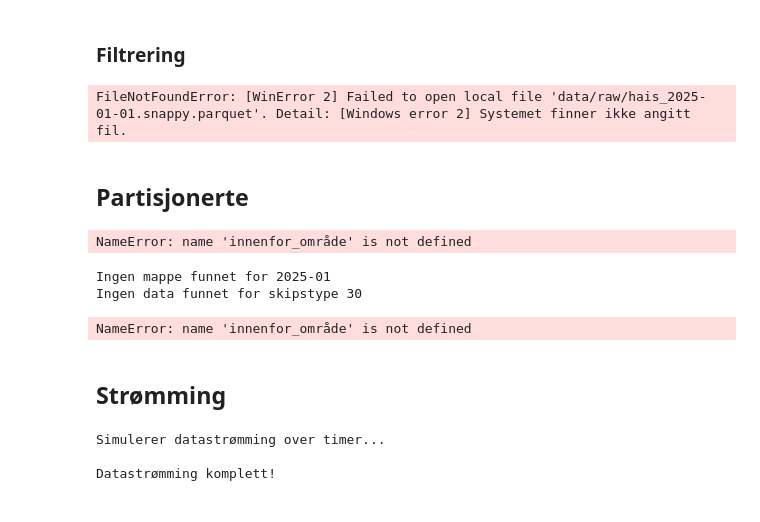
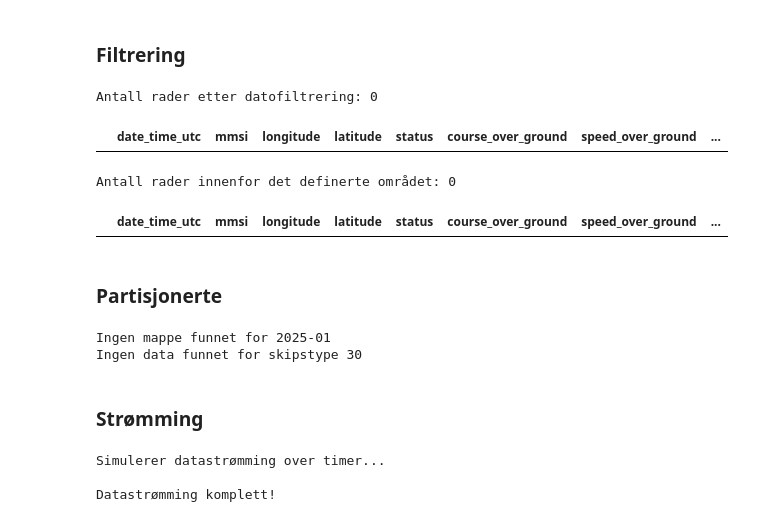
Before and after one commit to kartAI/kaidata_geolake, a Jupyter notebook: demo.ipynb, the cells around one changed output. Cells and saved outputs as stored; diff of their text form; code cells hidden in the pictures.

```diff
--- a/demo.ipynb
+++ b/demo.ipynb
@@ -147,4 +134,13 @@ def get_new_files():
     return nye_filer
+# %%
+def get_geoparquet_file(filepath) -> GeoDataFrame:
+    # Read the Parquet file
+    geo_df = gpd.read_parquet(filepath)
+        # Ensure it's a GeoDataFrame
+    if not isinstance(geo_df, gpd.GeoDataFrame):
+        geo_df = gpd.GeoDataFrame(geo_df, geometry="geometry")
+
+    return geo_df
 # %% [markdown]
 ### Konverting til parquet
 
@@ -428,26 +407,23 @@ ValueError: The truth value of a GeoDataFrame is ambiguous. Use a.empty, a.bool(
 # %% [markdown]
 ### Filtrering
 # %%
-# Les geoparquet-filen
-fil_sti = "data/raw/hais_2025-01-01.snappy.parquet"
-gdf = gpd.read_parquet(fil_sti)
-
-# Filtrering basert på attributt/kolonne
-if 'date_time_utc' in gdf.columns:
-    filtrert_på_dato = gdf[gdf['date_time_utc'] >= '2025-01-01 16:00:00']
-    print(f"Antall rader etter datofiltrering: {len(filtrert_på_dato)}")
-    display(filtrert_på_dato.head())
-
-# Filtrering basert på geometri (f.eks. et område)
-område = box(5.0, 60.0, 11.0, 60.0)
-innenfor_område = gdf[gdf.geometry.intersects(område)]
-print(f"Antall rader innenfor det definerte området: {len(innenfor_område)}")
-display(innenfor_område.head())
-
-# Kombinert filtrering med flere kriterier
-if 'attributt' in gdf.columns:
-    kombinert_filter = gdf[(gdf.geometry.intersects(område)) & (gdf['attributt'] > 10)]
-    print(f"Antall rader etter kombinert filtrering: {len(kombinert_filter)}")
-    display(kombinert_filter.head())
+def filtering_time(gdf: GeoDataFrame, time: str) -> None:
+    # Filtrering basert på attributt/kolonne
+    if 'date_time_utc' in gdf.columns:
+        filtered_by_date = gdf[gdf['date_time_utc'] >= time]
+        print(f"Antall rader etter datofiltrering: {len(filtered_by_date)}")
+        display(filtered_by_date.head())
-# %% [output]
-FileNotFoundError: [WinError 2] Failed to open local file 'data/raw/hais_2025-01-01.snappy.parquet'. Detail: [Windows error 2] Systemet finner ikke angitt fil.
+# %%
+def filtering_geomtry(gdf: GeoDataFrame, area: box) -> None:
+    # Filtrering basert på geometri (f.eks. et område)
+
+    within_area = gdf[gdf.geometry.intersects(area)]
+    print(f"Antall rader innenfor det definerte området: {len(within_area)}")
+    display(within_area.head())
+# %%
+def filtering_multiply_criteria(gdf: GeoDataFrame, area: box) -> None:
+    # Kombinert filtrering med flere kriterier
+    if 'attributt' in gdf.columns:
+        kombinert_filter = gdf[(gdf.geometry.intersects(area)) & (gdf['attributt'] > 10)]
+        print(f"Antall rader etter kombinert filtrering: {len(kombinert_filter)}")
+        display(kombinert_filter.head())
@@ -454,12 +454,25 @@ FileNotFoundError: [WinError 2] Failed to open local file 'data/raw/hais_2025-01
+# %%
+# Les geoparquet-filen
+filepath = f"{FOLDER['raw']}/hais_2024-01-01.snappy.parquet"
+gdf = get_geoparquet_file(filepath)
+filtering_time(gdf, '2025-01-01 16:00:00')
+filtering_geomtry(gdf, box(5.0, 60.0, 11.0, 60.0))
+filtering_multiply_criteria(gdf, box(5.0, 60.0, 11.0, 60.0))
+# %% [output]
+Antall rader etter datofiltrering: 0
+|  | date_time_utc | mmsi | longitude | latitude | status | course_over_ground | speed_over_ground | ... |
+Antall rader innenfor det definerte området: 0
+|  | date_time_utc | mmsi | longitude | latitude | status | course_over_ground | speed_over_ground | ... |
 # %% [markdown]
-## Partisjonerte
+### Partisjonerte
 # %%
 # 1. Opprett en mappe for partisjonerte data
 output_mappe = "Data/partitioned_hour"
 os.makedirs(output_mappe, exist_ok=True)
 
 # 2. Lag en kopi for å unngå SettingWithCopyWarning
-data_for_partisjonering = innenfor_område.copy()
+within_area = gdf[gdf.geometry.intersects(box(5.0, 60.0, 11.0, 60.0))]
+data_for_partisjonering = within_area.copy()
 
 # 3. Bruk .loc for å legge til time-kolonnen
 data_for_partisjonering.loc[:, 'time'] = data_for_partisjonering['date_time_utc'].dt.hour
@@ -481,8 +494,6 @@ for time, gruppe_time in data_for_partisjonering.groupby('time'):
         data_å_lagre.drop('time', axis=1).to_parquet(fil_sti)
 
         print(f"Skrevet {len(gruppe_final)} rader til {fil_sti}")
-# %% [output]
-NameError: name 'innenfor_område' is not defined
 # %%
 partisjon_mappe = "Data/partitioned_hour"
 
@@ -534,7 +545,7 @@ output_mappe = "Data/partitioned_minutes"
 os.makedirs(output_mappe, exist_ok=True)
 
 # 2. Lag en kopi for å unngå SettingWithCopyWarning
-data_for_partisjonering = innenfor_område.copy()
+data_for_partisjonering = within_area.copy()
 
 # 3. Bruk .loc for å legge til 10-minutters intervall kolonne
 # Dette gir intervaller 0-143 for hele dagen (144 intervaller på 10 minutter)
@@ -565,8 +576,6 @@ for minuttgruppe, gruppe_minutt in data_for_partisjonering.groupby('minuttgruppe
         data_å_lagre.drop('minuttgruppe', axis=1).to_parquet(fil_sti)
 
         print(f"Skrevet {len(gruppe_final)} rader til {fil_sti}")
-# %% [output]
-NameError: name 'innenfor_område' is not defined
 # %% [markdown]
-## Strømming
+### Strømming
 # %%
```
Also changed, not shown: parts of 31 cells of this notebook.
